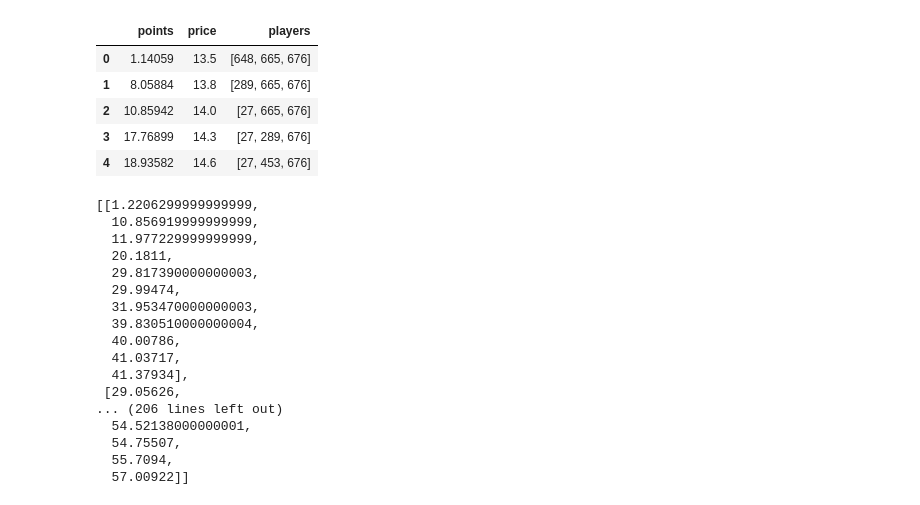
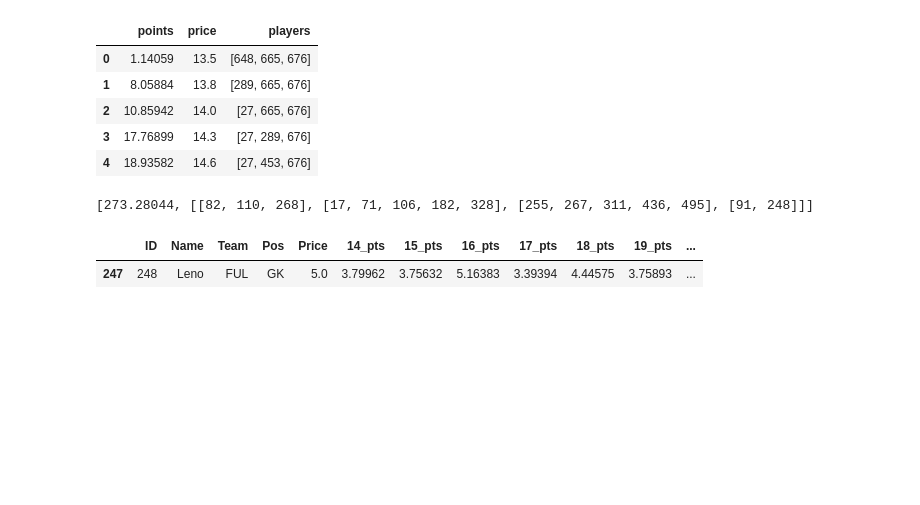
Before and after one commit to cyrilmichino/fantasy-premier-league, a Jupyter notebook: teamchoice.ipynb, the cells around one changed output. Drawn from its saved outputs; the diff is of its cells as text; code cells hidden in the pictures; blank space fills up the shorter version.

Commit message:
Run final knapsack on players data

```diff
--- a/teamchoice.ipynb
+++ b/teamchoice.ipynb
@@ -272,23 +272,12 @@ points_grid = [list(goalkeepers.points),list(defenders.points),list(midfielders.
 prices_grid = [list(goalkeepers.price),list(defenders.price),list(midfielders.price),list(forwards.price)]
 players_grid = [list(goalkeepers.players),list(defenders.players),list(midfielders.players),list(forwards.players)]
 
-result = finalknapsack(budget,points_grid,prices_grid)
-result
+result = finalknapsack(100,points_grid,prices_grid,players_grid)
+print(result)
 # %% [output]
-[[1.2206299999999999,
-  10.856919999999999,
-  11.977229999999999,
-  20.1811,
-  29.817390000000003,
-  29.99474,
-  31.953470000000003,
-  39.830510000000004,
-  40.00786,
-  41.03717,
-  41.37934],
- [29.05626,
-... (206 lines left out)
-  54.52138000000001,
-  54.75507,
-  55.7094,
-  57.00922]]
+[273.28044, [[82, 110, 268], [17, 71, 106, 182, 328], [255, 267, 311, 436, 495], [91, 248]]]
+# %%
+predictions[predictions.ID == 248]
+# %% [output]
+|  | ID | Name | Team | Pos | Price | 14_pts | 15_pts | 16_pts | 17_pts | 18_pts | 19_pts | ... |
+| 247 | 248 | Leno | FUL | GK | 5.0 | 3.79962 | 3.75632 | 5.16383 | 3.39394 | 4.44575 | 3.75893 | ... |
```
